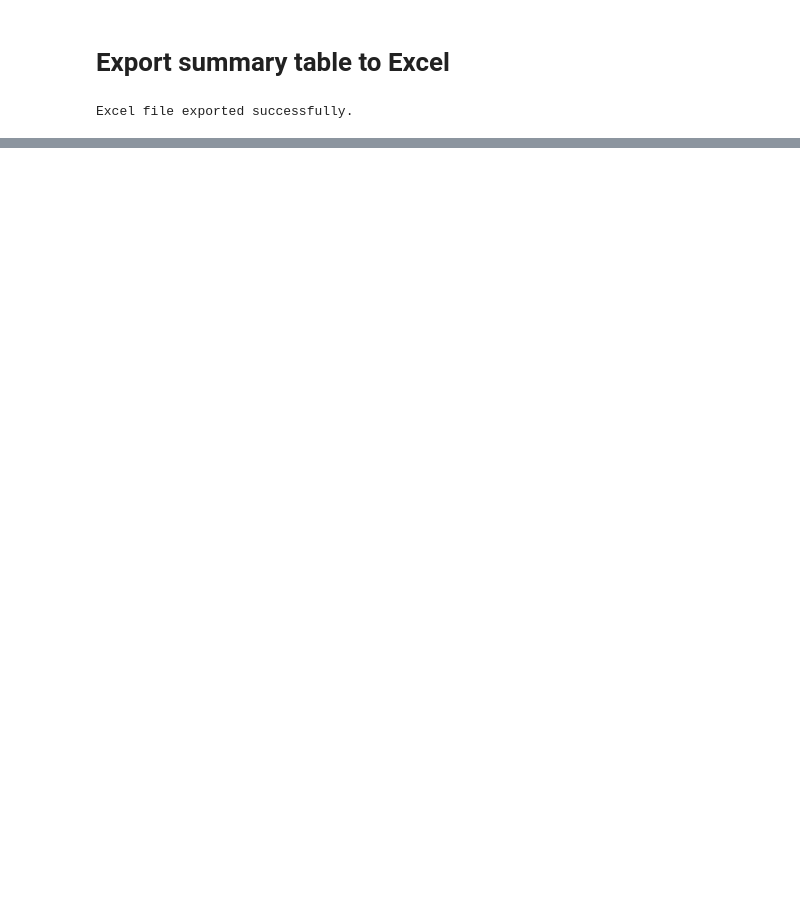
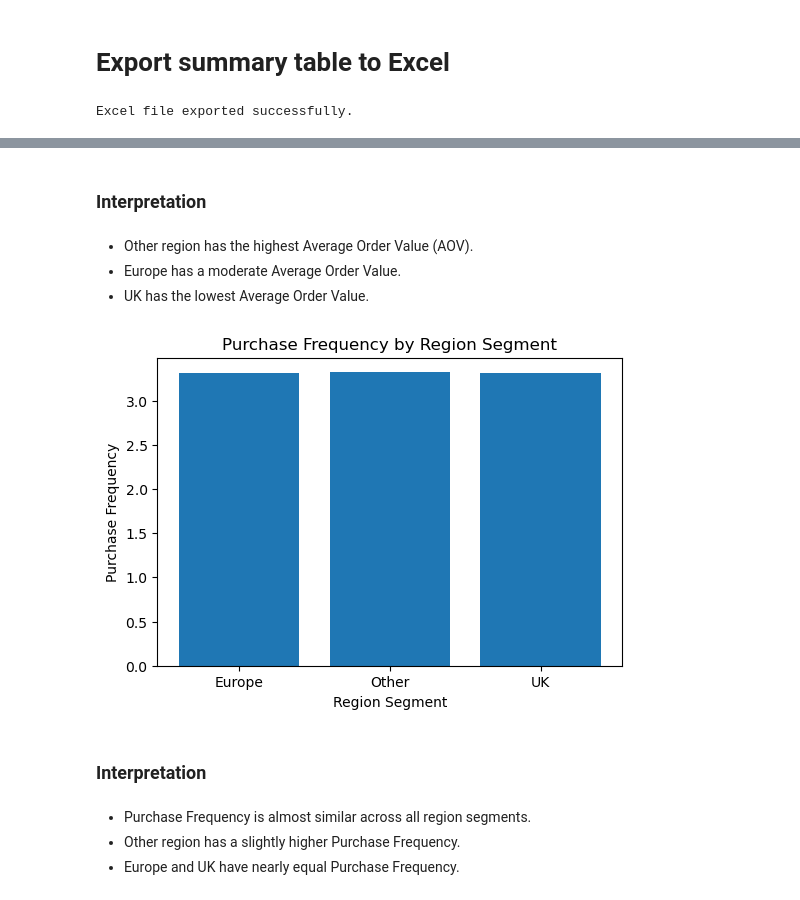
Before and after one commit to dharani-malla/Cohort-Retention-CLTV-Analysis, a Jupyter notebook: Week3_Segment_Analysis.ipynb, the cells around one changed output, grey strips where cells are left out. Drawn from its saved outputs; the diff is of its cells as text; code cells hidden in the pictures; blank space fills up the shorter version.

```diff
--- a/Week3_Segment_Analysis.ipynb
+++ b/Week3_Segment_Analysis.ipynb
@@ -174,0 +192,27 @@ Excel file exported successfully.
+# %% [markdown]
+### Interpretation
+# %% [markdown]
+- Other region has the highest Average Order Value (AOV).
+- Europe has a moderate Average Order Value.
+- UK has the lowest Average Order Value.
+# %%
+plt.figure(figsize=(6,4))
+
+plt.bar(
+    summary["RegionSegment"],
+    summary["Purchase_Frequency"]
+)
+
+plt.title("Purchase Frequency by Region Segment")
+plt.xlabel("Region Segment")
+plt.ylabel("Purchase Frequency")
+
+plt.show()
+# %% [output]
+[figure, added]
+# %% [markdown]
+### Interpretation
+# %% [markdown]
+- Purchase Frequency is almost similar across all region segments.
+- Other region has a slightly higher Purchase Frequency.
+- Europe and UK have nearly equal Purchase Frequency.
```
Also changed, not shown: parts of 4 cells of this notebook.
